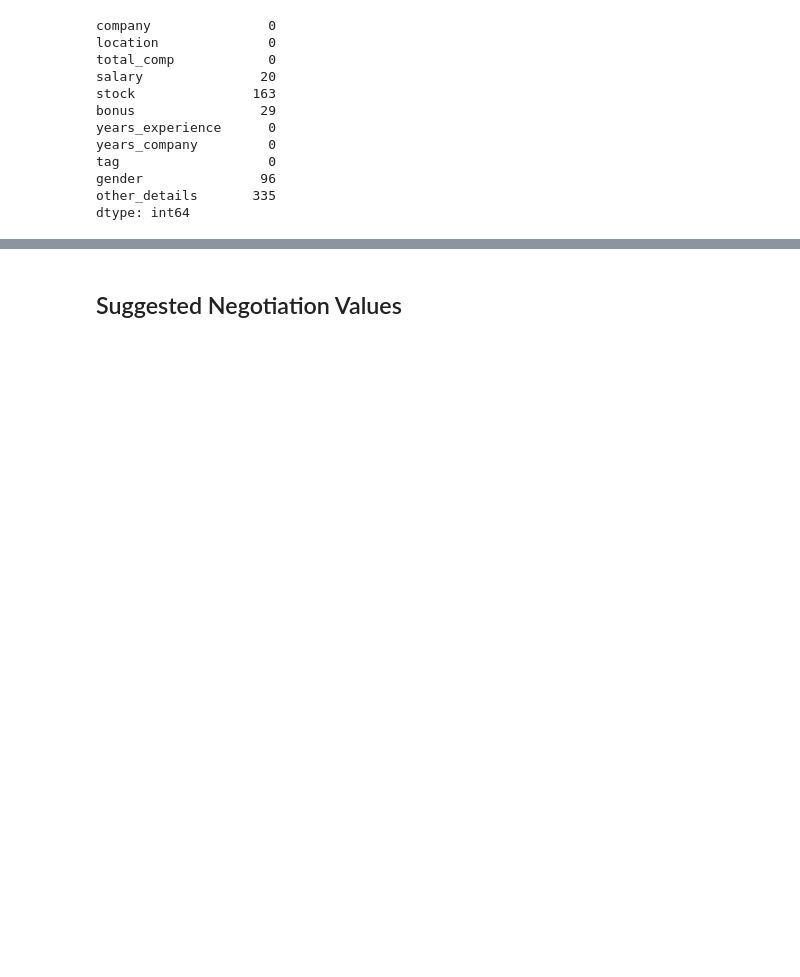
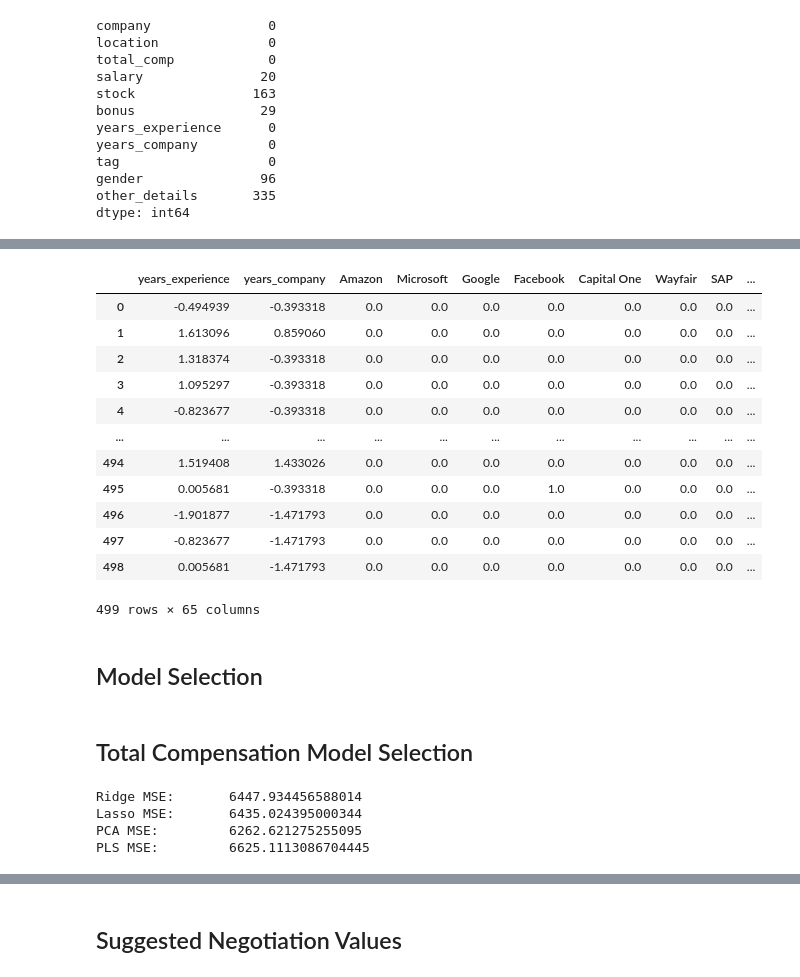
Before and after one commit to simonayzman/CompensationNegotiation, a Jupyter notebook: Data Exploration.ipynb, the cells around one changed output, grey strips where cells are left out. Saved outputs shown, nothing was run; the diff lists cells and outputs as text; code cells hidden in the pictures; blank space fills up the shorter version.

Commit message:
Added latest working model

```diff
--- a/Data Exploration.ipynb
+++ b/Data Exploration.ipynb
@@ -555,0 +254,46 @@ array([[ 19.45868489],
+# %%
+def comp_drop_cols(comp):
+    comp.drop(
+        columns=['salary', 'stock', 'bonus', 'total_comp', 'company', 'location', 'tag', 'gender', 'other_details'],
+        inplace=True,
+        errors='ignore')
+    comp = comp.astype('float')
+    return comp
+
+comp = comp_drop_cols(comp)
+# %%
+base_comp_cols = comp.iloc[:,:2]
+base_comp_remaining = comp.iloc[:,2:]
+base_comp_scaler = PowerTransformer(method='yeo-johnson').fit(base_comp_cols)
+# base_comp_scaler = RobustScaler().fit(base_comp_cols)
+# base_comp_scaler = StandardScaler().fit(base_comp_cols)
+
+# Make sure to scale years of experience and years at company
+def comp_scale_regr(comp):
+    scale_comp_cols = comp.iloc[:,:2]
+    scale_comp_remaining = comp.iloc[:,2:]
+    scaled_comp = pd.DataFrame(
+        base_comp_scaler.transform(scale_comp_cols),
+        index = scale_comp_cols.index,
+        columns = scale_comp_cols.columns)
+    scaled_comp = scaled_comp.join(scale_comp_remaining).astype('float')
+    return scaled_comp
+
+comp = comp_scale_regr(comp)
+comp
+# %% [output]
+|  | years_experience | years_company | Amazon | Microsoft | Google | Facebook | Capital One | Wayfair | SAP | ... |
+| 0 | -0.494939 | -0.393318 | 0.0 | 0.0 | 0.0 | 0.0 | 0.0 | 0.0 | 0.0 | ... |
+| 1 | 1.613096 | 0.859060 | 0.0 | 0.0 | 0.0 | 0.0 | 0.0 | 0.0 | 0.0 | ... |
+| 2 | 1.318374 | -0.393318 | 0.0 | 0.0 | 0.0 | 0.0 | 0.0 | 0.0 | 0.0 | ... |
+| 3 | 1.095297 | -0.393318 | 0.0 | 0.0 | 0.0 | 0.0 | 0.0 | 0.0 | 0.0 | ... |
+| 4 | -0.823677 | -0.393318 | 0.0 | 0.0 | 0.0 | 0.0 | 0.0 | 0.0 | 0.0 | ... |
+| ... | ... | ... | ... | ... | ... | ... | ... | ... | ... | ... |
+| 494 | 1.519408 | 1.433026 | 0.0 | 0.0 | 0.0 | 0.0 | 0.0 | 0.0 | 0.0 | ... |
+| 495 | 0.005681 | -0.393318 | 0.0 | 0.0 | 0.0 | 1.0 | 0.0 | 0.0 | 0.0 | ... |
+| 496 | -1.901877 | -1.471793 | 0.0 | 0.0 | 0.0 | 0.0 | 0.0 | 0.0 | 0.0 | ... |
+| 497 | -0.823677 | -1.471793 | 0.0 | 0.0 | 0.0 | 0.0 | 0.0 | 0.0 | 0.0 | ... |
+| 498 | 0.005681 | -1.471793 | 0.0 | 0.0 | 0.0 | 0.0 | 0.0 | 0.0 | 0.0 | ... |
+499 rows × 65 columns
+# %% [markdown]
+## Model Selection
@@ -555,0 +374,17 @@ array([[ 19.45868489],
+# %% [markdown]
+## Total Compensation Model Selection
+# %%
+total_comp_ridge = ridge(X, y_total_comp)
+total_comp_lasso = lasso(X, y_total_comp)
+total_comp_pca = pca(X, y_total_comp)
+total_comp_pls = pls(X, y_total_comp)
+
+print('Ridge MSE:\t', total_comp_ridge['mse'])
+print('Lasso MSE:\t', total_comp_lasso['mse'])
+print('PCA MSE:\t', total_comp_pca['mse'])
+print('PLS MSE:\t', total_comp_pls['mse'])
+# %% [output]
+Ridge MSE:       6447.934456588014
+Lasso MSE:       6435.024395000344
+PCA MSE:         6262.621275255095
+PLS MSE:         6625.1113086704445
```
Also changed, not shown: parts of 41 cells of this notebook.
